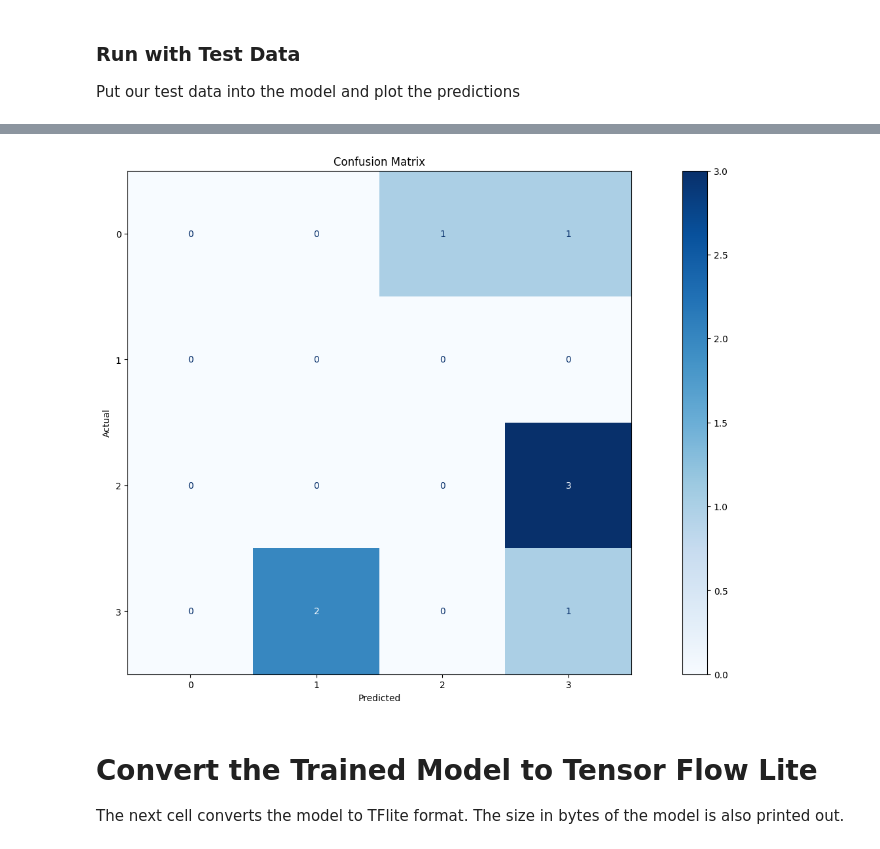
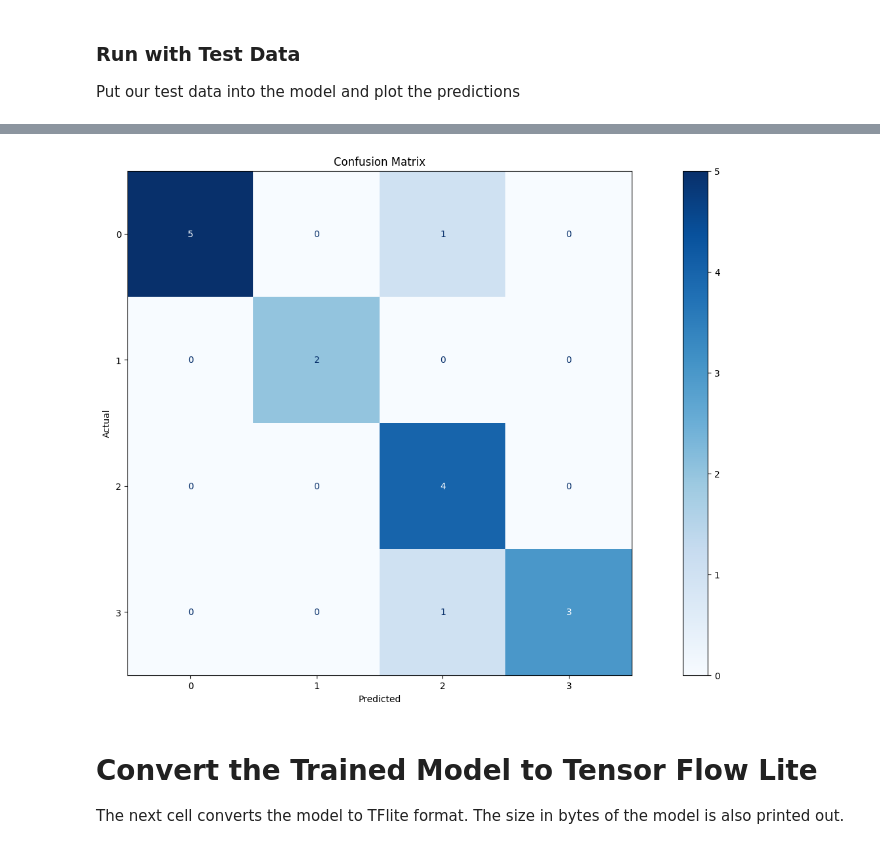
Before and after one commit to Dantesys/xiao-nrf52840-teste, a Jupyter notebook: arduino_tinyml_workshop.ipynb, the cells around one changed output, grey strips where cells are left out. Saved outputs shown, nothing was run; the diff lists cells and outputs as text; code cells hidden in the pictures.

```diff
--- a/arduino_tinyml_workshop.ipynb
+++ b/arduino_tinyml_workshop.ipynb
@@ -296,6 +296,9 @@ Put our test data into the model and plot the predictions
 import numpy as np
 import matplotlib.pyplot as plt
 from sklearn.metrics import confusion_matrix, ConfusionMatrixDisplay
+
+# Generate predictions
+predictions = model.predict(inputs_test)
 
 # Obter as classes previstas e reais
 predicted_classes = np.argmax(predictions, axis=1)
@@ -315,4 +319,4 @@ plt.show()
-[figure, old version]
+[figure, new version]
 # %% [markdown]
 # Convert the Trained Model to Tensor Flow Lite
 
```
Also changed, not shown: parts of 9 cells of this notebook.
